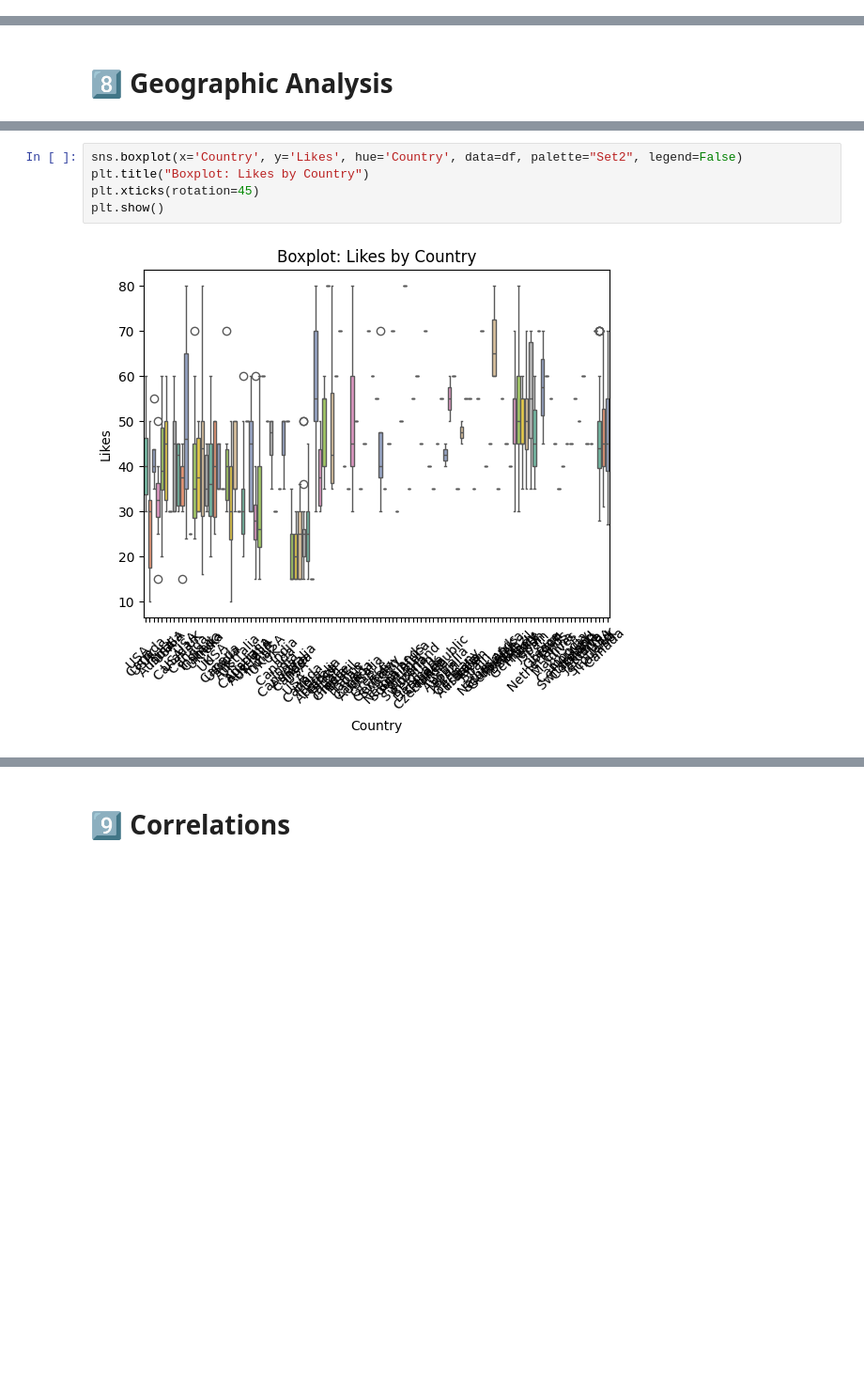
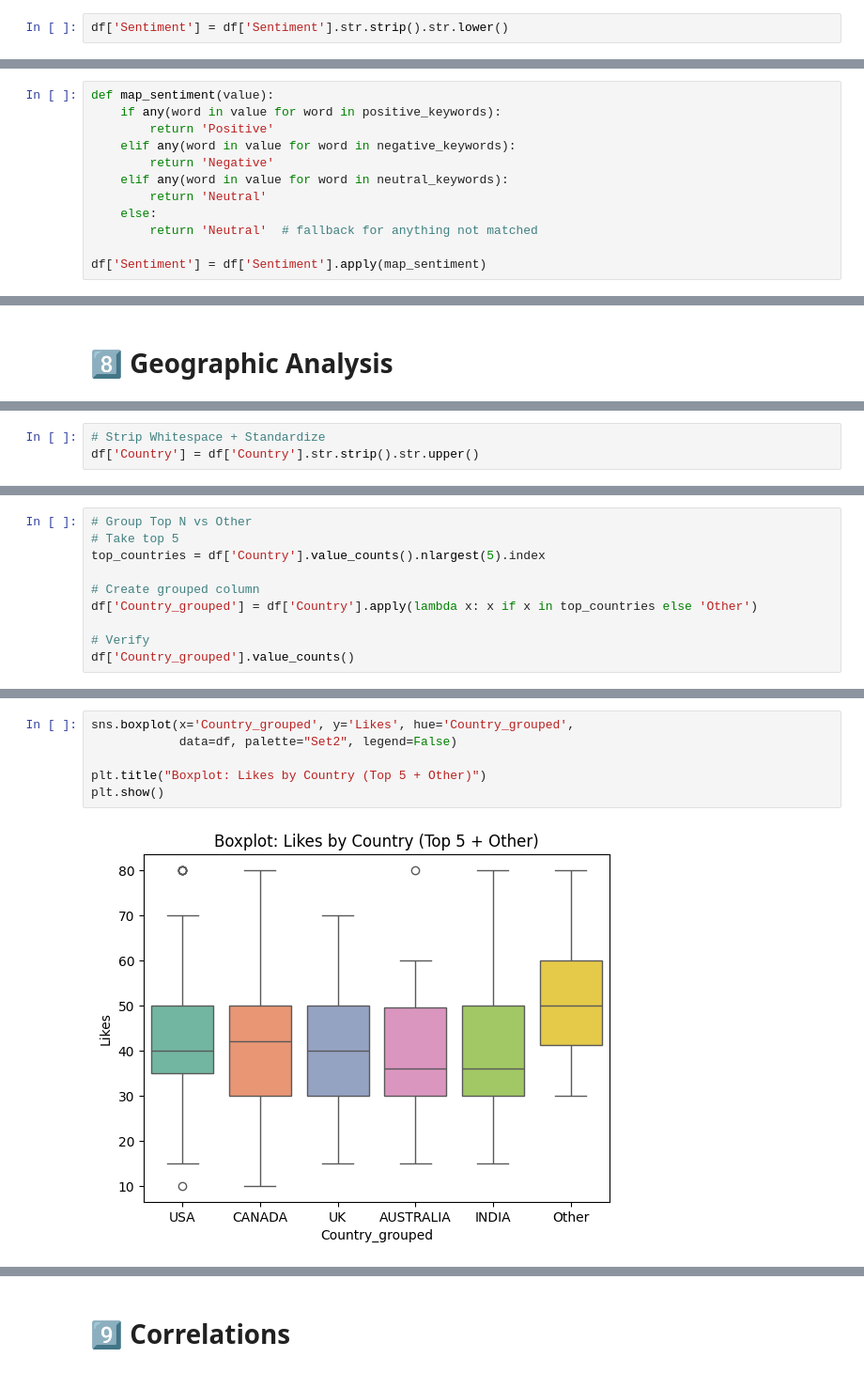
Before and after one commit to OcSpice/Sentiment-Dataset-EDA, a Jupyter notebook: EDA_on_Sentiment_Dataset.ipynb, the cells around one changed output, grey strips where cells are left out. Shown: that part at 94% size. Cells and saved outputs as stored; diff of their text form; blank space fills up the shorter version.

```diff
--- a/EDA_on_Sentiment_Dataset.ipynb
+++ b/EDA_on_Sentiment_Dataset.ipynb
@@ -85,0 +85,2 @@ This shows the dataset’s class balance, which is important for future modeling
+# %%
+df['Sentiment'] = df['Sentiment'].str.strip().str.lower()
@@ -85,0 +105,12 @@ This shows the dataset’s class balance, which is important for future modeling
+# %%
+def map_sentiment(value):
+    if any(word in value for word in positive_keywords):
+        return 'Positive'
+    elif any(word in value for word in negative_keywords):
+        return 'Negative'
+    elif any(word in value for word in neutral_keywords):
+        return 'Neutral'
+    else:
+        return 'Neutral'  # fallback for anything not matched
+
+df['Sentiment'] = df['Sentiment'].apply(map_sentiment)
@@ -137,0 +240,3 @@ This reveals daily activity cycles and peak posting times.
+# %%
+# Strip Whitespace + Standardize
+df['Country'] = df['Country'].str.strip().str.upper()
@@ -137,0 +266,10 @@ This reveals daily activity cycles and peak posting times.
+# %%
+# Group Top N vs Other
+# Take top 5
+top_countries = df['Country'].value_counts().nlargest(5).index
+
+# Create grouped column
+df['Country_grouped'] = df['Country'].apply(lambda x: x if x in top_countries else 'Other')
+
+# Verify
+df['Country_grouped'].value_counts()
@@ -138,7 +286,8 @@ This reveals daily activity cycles and peak posting times.
 # %%
-sns.boxplot(x='Country', y='Likes', hue='Country', data=df, palette="Set2", legend=False)
-plt.title("Boxplot: Likes by Country")
-plt.xticks(rotation=45)
+sns.boxplot(x='Country_grouped', y='Likes', hue='Country_grouped',
+            data=df, palette="Set2", legend=False)
+
+plt.title("Boxplot: Likes by Country (Top 5 + Other)")
 plt.show()
 # %% [output]
-[figure, old version]
+[figure, new version]
```
Also changed, not shown: parts of 15 cells of this notebook.
